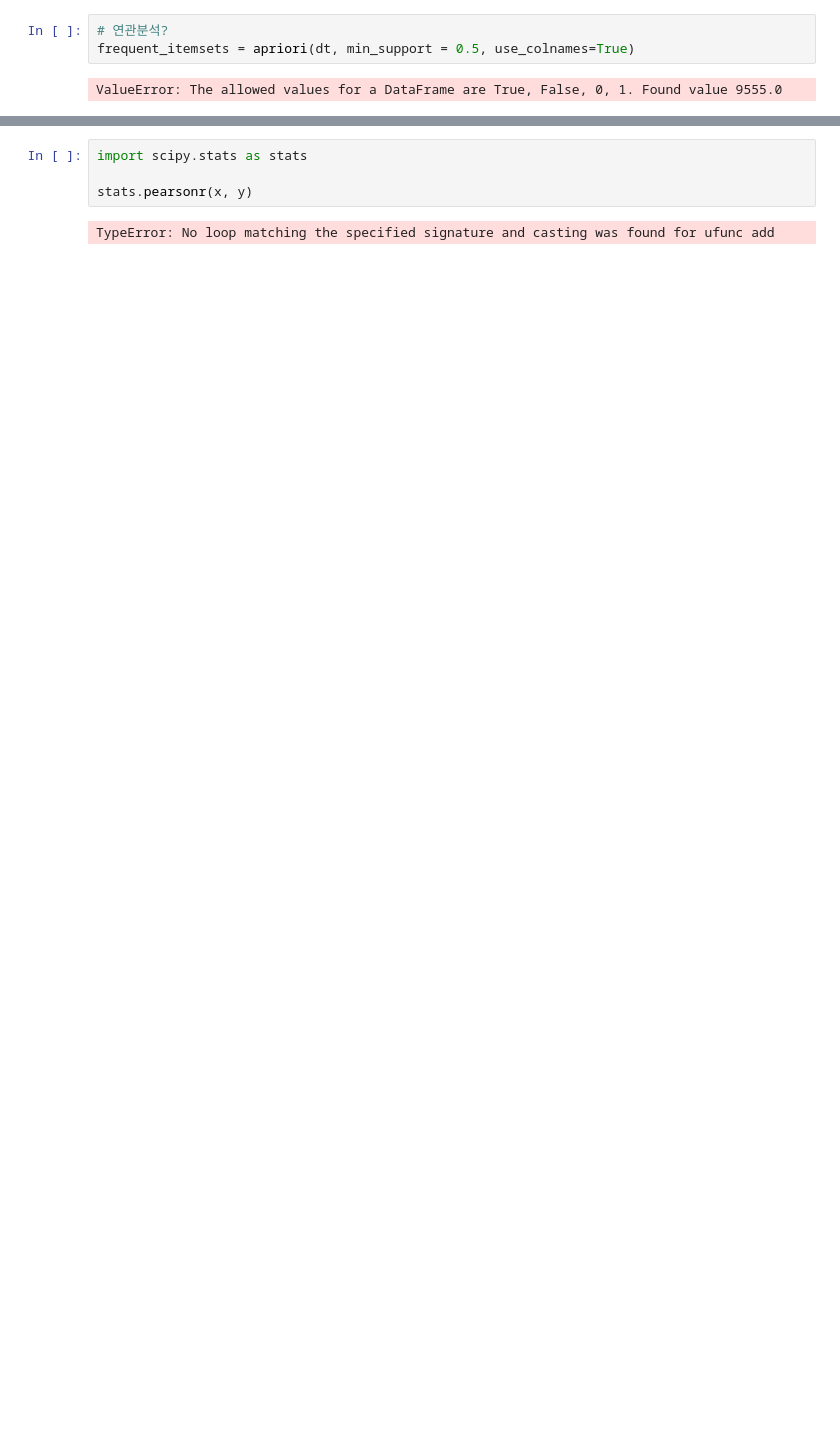
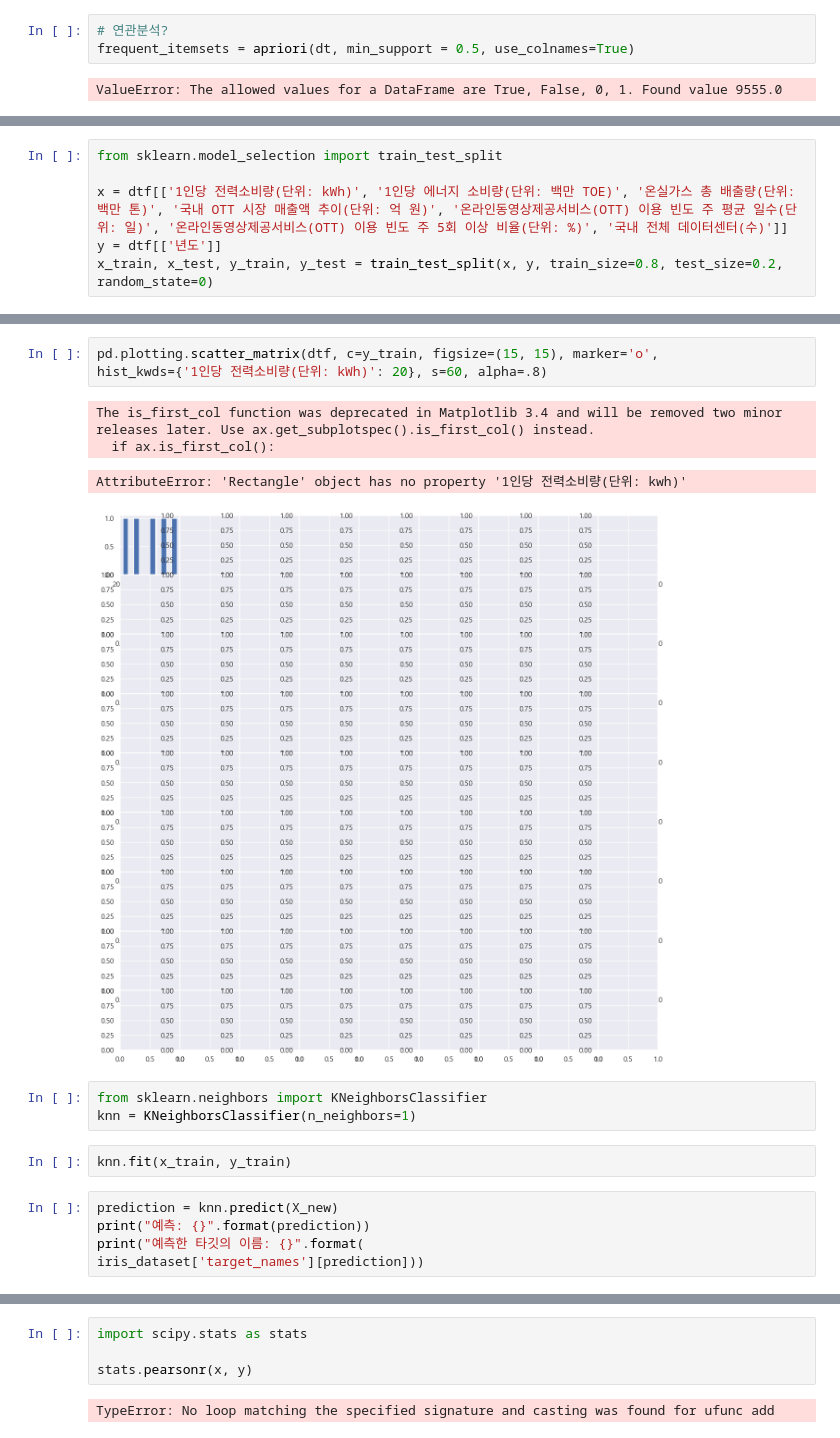
Before and after one commit to dwinf/environment, a Jupyter notebook: 4.22_HN.ipynb, the cells around one changed output, grey strips where cells are left out. Drawn from its saved outputs; the diff is of its cells as text; blank space fills up the shorter version.

```diff
--- a/4.22_HN.ipynb
+++ b/4.22_HN.ipynb
@@ -479,0 +553,6 @@ graph.plot(linear_regression_model_prediction)
+# %%
+from sklearn.model_selection import train_test_split
+
+x = dtf[['1인당 전력소비량(단위: kWh)', '1인당 에너지 소비량(단위: 백만 TOE)', '온실가스 총 배출량(단위: 백만 톤)', '국내 OTT 시장 매출액 추이(단위: 억 원)', '온라인동영상제공서비스(OTT) 이용 빈도 주 평균 일수(단위: 일)', '온라인동영상제공서비스(OTT) 이용 빈도 주 5회 이상 비율(단위: %)', '국내 전체 데이터센터(수)']]
+y = dtf[['년도']]
+x_train, x_test, y_train, y_test = train_test_split(x, y, train_size=0.8, test_size=0.2, random_state=0)
@@ -479,0 +571,18 @@ graph.plot(linear_regression_model_prediction)
+# %%
+pd.plotting.scatter_matrix(dtf, c=y_train, figsize=(15, 15), marker='o',
+hist_kwds={'1인당 전력소비량(단위: kWh)': 20}, s=60, alpha=.8)
+# %% [output]
+The is_first_col function was deprecated in Matplotlib 3.4 and will be removed two minor releases later. Use ax.get_subplotspec().is_first_col() instead.
+  if ax.is_first_col():
+AttributeError: 'Rectangle' object has no property '1인당 전력소비량(단위: kwh)'
+[figure, added]
+# %%
+from sklearn.neighbors import KNeighborsClassifier
+knn = KNeighborsClassifier(n_neighbors=1)
+# %%
+knn.fit(x_train, y_train)
+# %%
+prediction = knn.predict(X_new)
+print("예측: {}".format(prediction))
+print("예측한 타깃의 이름: {}".format(
+iris_dataset['target_names'][prediction]))
```
Also changed, not shown: parts of 75 cells of this notebook.
